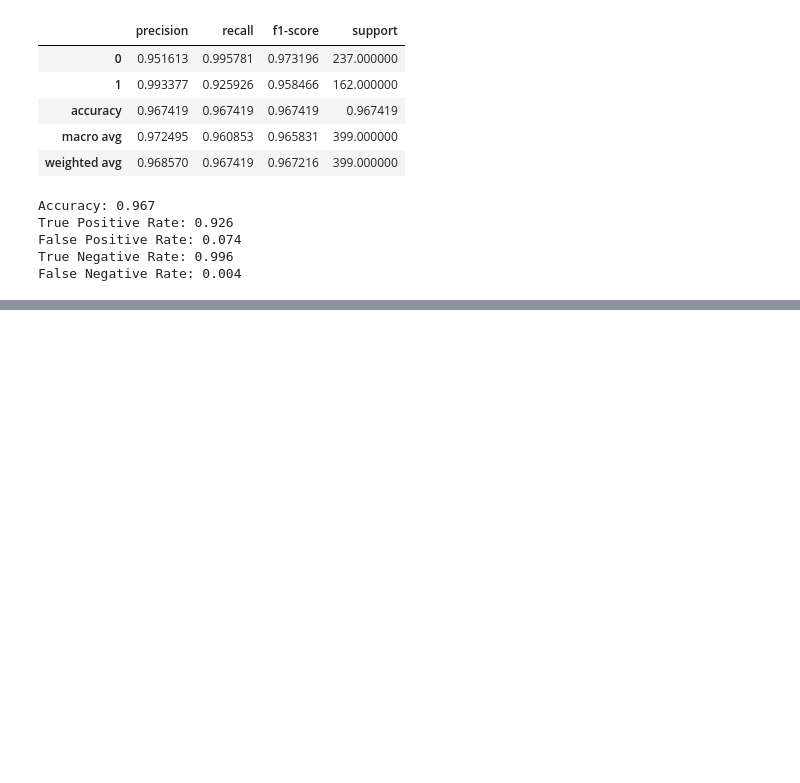
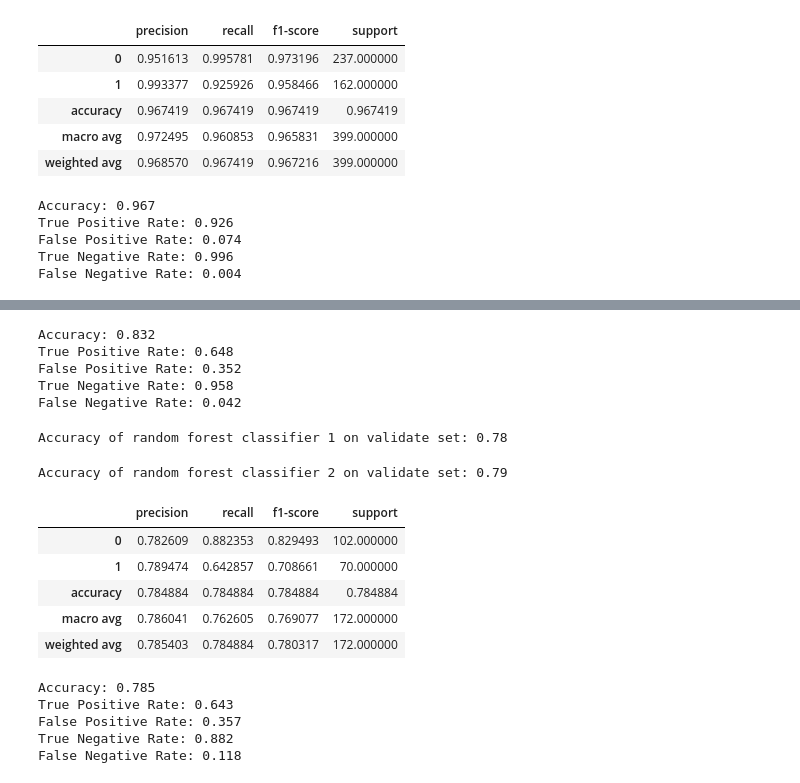
Before and after one commit to Ken-Alviola/classification-exercises, a Jupyter notebook: model.ipynb, the cells around one changed output, grey strips where cells are left out. Cells and saved outputs as stored; diff of their text form; code cells hidden in the pictures; blank space fills up the shorter version.

```diff
--- a/model.ipynb
+++ b/model.ipynb
@@ -358,2 +383,14 @@ False Negative Rate: 0.004
+# %%
+print(f'Accuracy: {round(report2.precision.accuracy,3)}')
+print(f'True Positive Rate: {round(report2.recall[1],3)}')
+print(f'False Positive Rate: {round(1 - report2.recall[1],3)}')
+print(f'True Negative Rate: {round(report2.recall[0],3)}')
+print(f'False Negative Rate: {round(1 - report2.recall[0],3)}')
+# %% [output]
+Accuracy: 0.832
+True Positive Rate: 0.648
+False Positive Rate: 0.352
+True Negative Rate: 0.958
+False Negative Rate: 0.042
 # %%
 #5. What are the differences in the evaluation metrics? Which performs better on your in-sample data? Why?
@@ -360,2 +398,36 @@ False Negative Rate: 0.004
 # %%
 # After making a few models, which one has the best performance (or closest metrics) on both train and validate?
+y_pred_val = rf.predict(x_validate)
+y_pred2_val = rf2.predict(x_validate)
+# %%
+print('Accuracy of random forest classifier 1 on validate set: {:.2f}'
+     .format(rf.score(x_validate, y_validate)))
+# %% [output]
+Accuracy of random forest classifier 1 on validate set: 0.78
+# %%
+print('Accuracy of random forest classifier 2 on validate set: {:.2f}'
+     .format(rf2.score(x_validate, y_validate)))
+# %% [output]
+Accuracy of random forest classifier 2 on validate set: 0.79
+# %%
+report1_val = pd.DataFrame(classification_report(y_validate, y_pred_val,output_dict=True)).T
+report1_val
+# %% [output]
+|  | precision | recall | f1-score | support |
+| 0 | 0.782609 | 0.882353 | 0.829493 | 102.000000 |
+| 1 | 0.789474 | 0.642857 | 0.708661 | 70.000000 |
+| accuracy | 0.784884 | 0.784884 | 0.784884 | 0.784884 |
+| macro avg | 0.786041 | 0.762605 | 0.769077 | 172.000000 |
+| weighted avg | 0.785403 | 0.784884 | 0.780317 | 172.000000 |
+# %%
+print(f'Accuracy: {round(report1_val.precision.accuracy,3)}')
+print(f'True Positive Rate: {round(report1_val.recall[1],3)}')
+print(f'False Positive Rate: {round(1 - report1_val.recall[1],3)}')
+print(f'True Negative Rate: {round(report1_val.recall[0],3)}')
+print(f'False Negative Rate: {round(1 - report1_val.recall[0],3)}')
+# %% [output]
+Accuracy: 0.785
+True Positive Rate: 0.643
+False Positive Rate: 0.357
+True Negative Rate: 0.882
+False Negative Rate: 0.118
```
Also changed, not shown: parts of 9 cells of this notebook, 1 other file.
